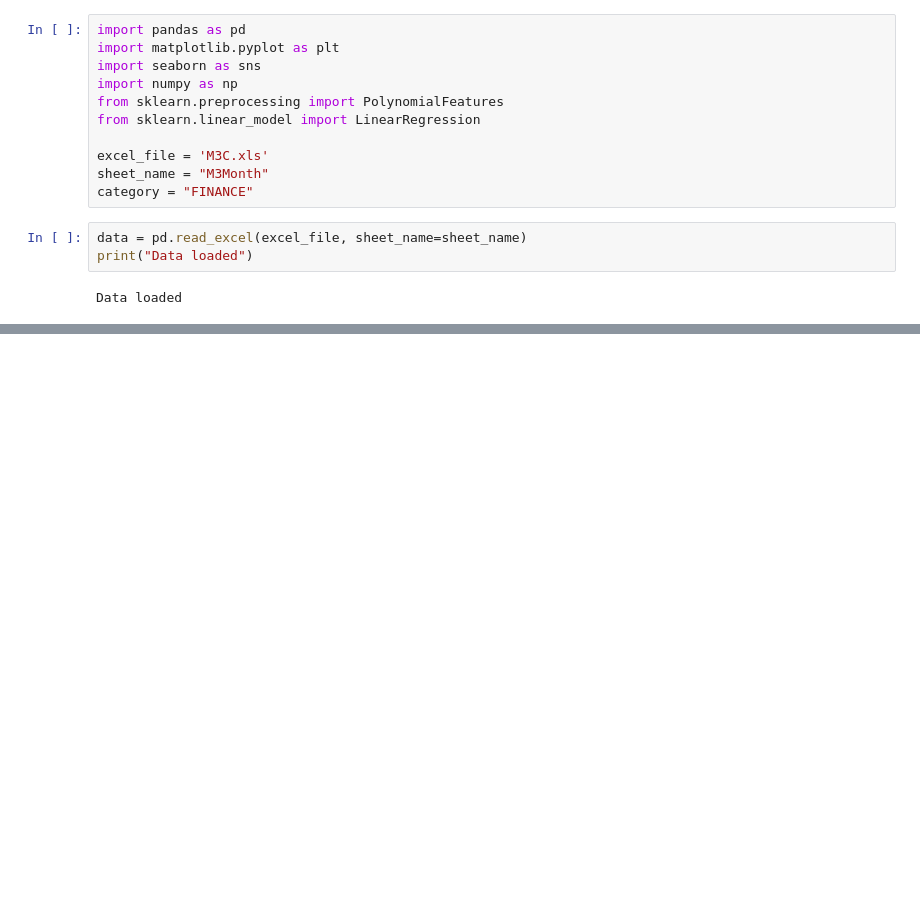
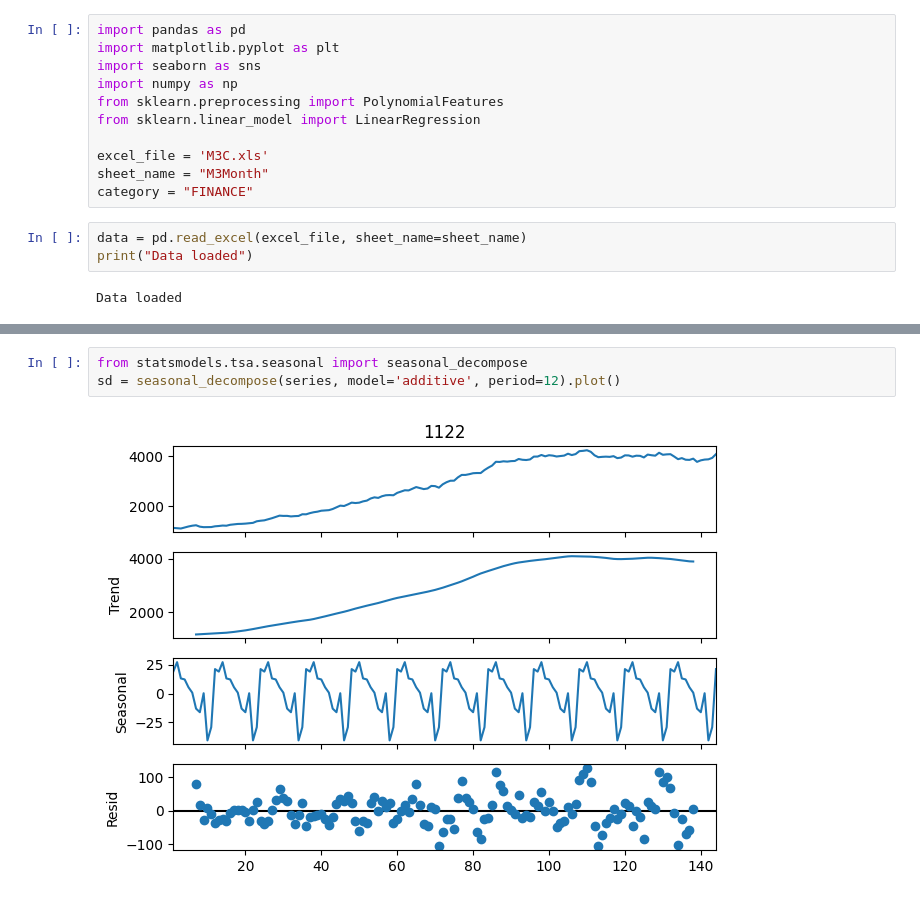
Before and after one commit to thomasvedaa/neuralnetworks, a Jupyter notebook: processing.ipynb, the cells around one changed output, grey strips where cells are left out. Cells and saved outputs as stored; diff of their text form; blank space fills up the shorter version.

```diff
--- a/processing.ipynb
+++ b/processing.ipynb
@@ -70,0 +129,5 @@ plt.legend()
+# %%
+from statsmodels.tsa.seasonal import seasonal_decompose
+sd = seasonal_decompose(series, model='additive', period=12).plot()
+# %% [output]
+[figure, added]
```
Also changed, not shown: parts of 17 cells of this notebook.
